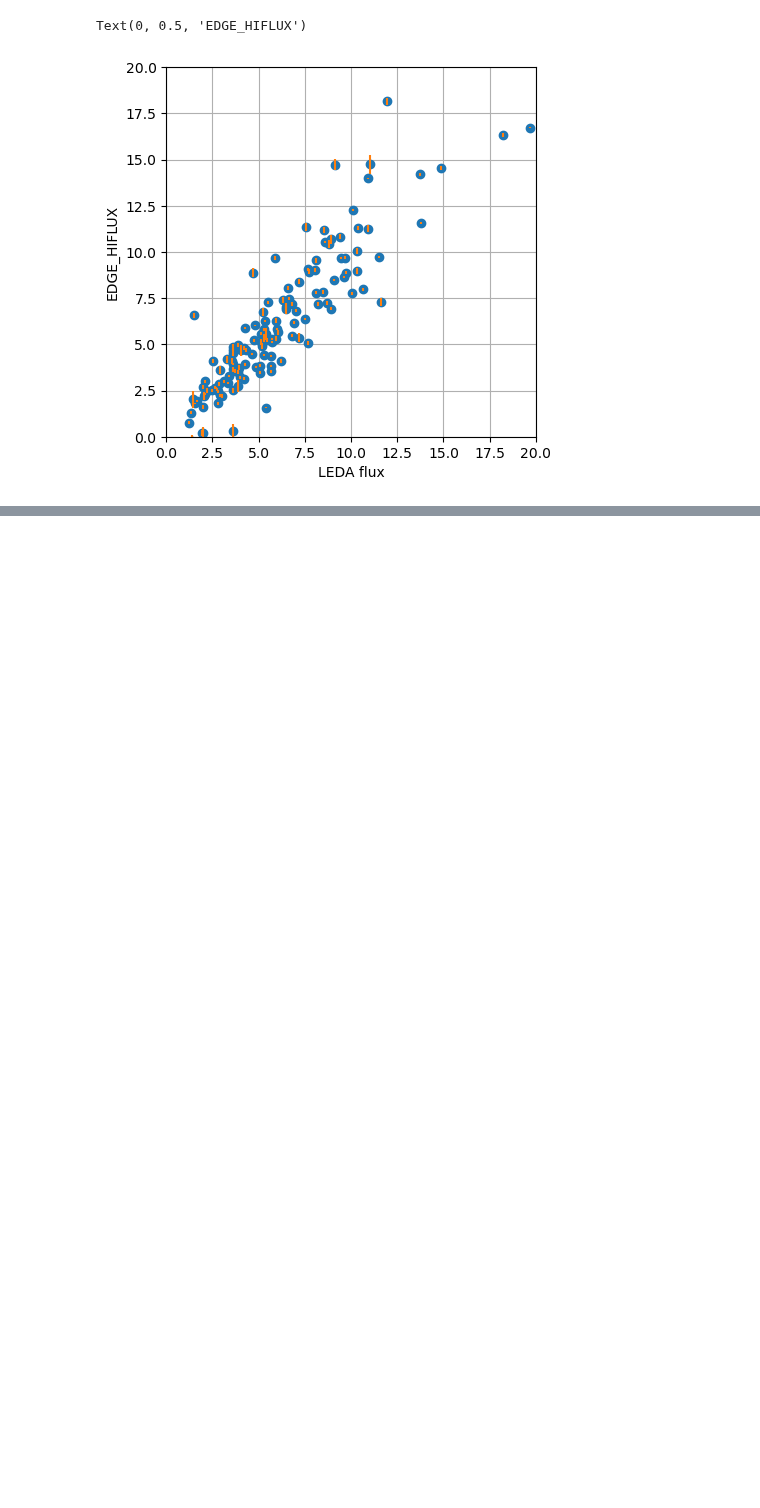
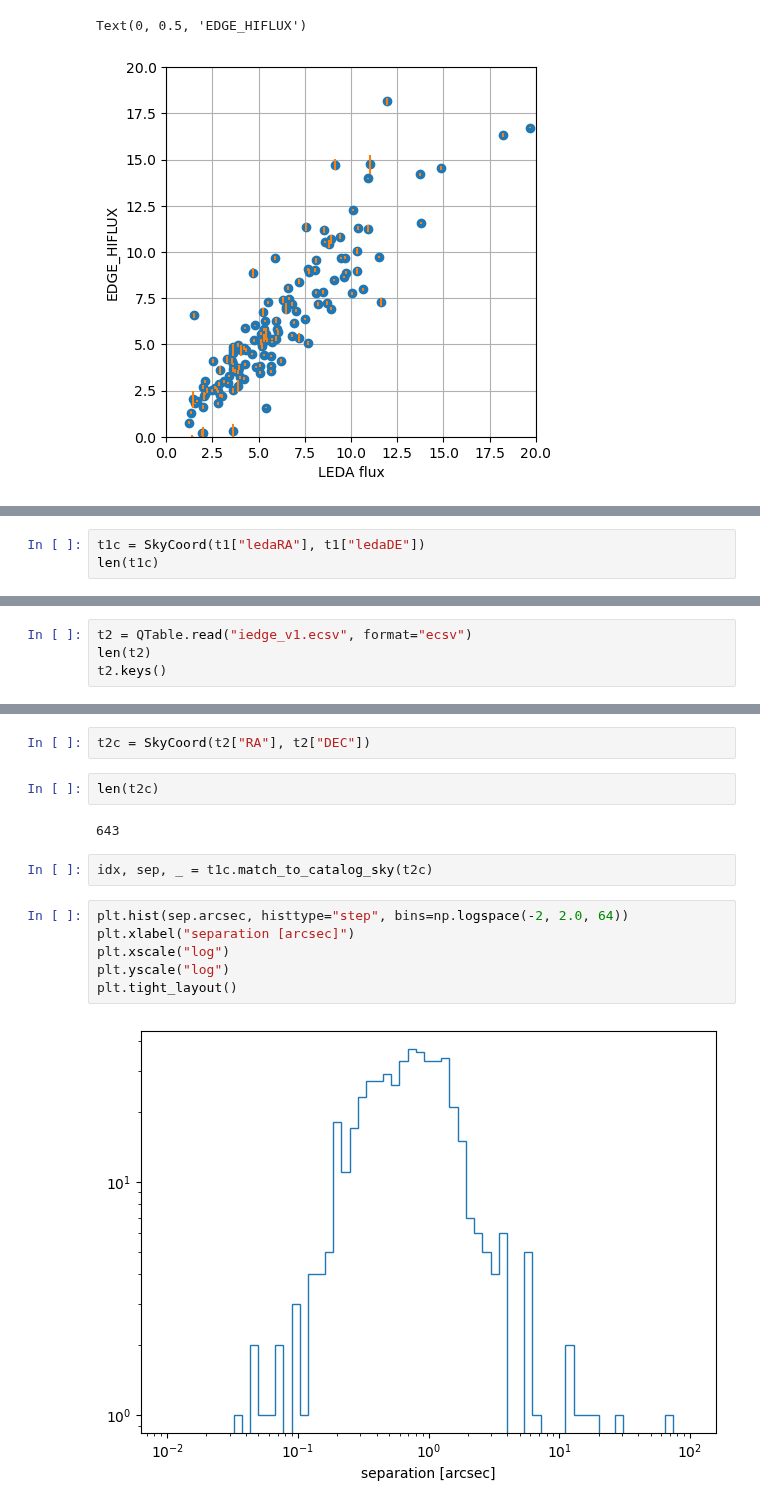
Before and after one commit to teuben/GBT-EDGE-HI, a Jupyter notebook: gals/hi_surveys.ipynb, the cells around one changed output, grey strips where cells are left out. Cells and saved outputs as stored; diff of their text form; blank space fills up the shorter version.

```diff
--- a/gals/hi_surveys.ipynb
+++ b/gals/hi_surveys.ipynb
@@ -208,0 +284,3 @@ Text(0, 0.5, 'EDGE_HIFLUX')
+# %%
+t1c = SkyCoord(t1["ledaRA"], t1["ledaDE"])
+len(t1c)
@@ -208,0 +293,4 @@ Text(0, 0.5, 'EDGE_HIFLUX')
+# %%
+t2 = QTable.read("iedge_v1.ecsv", format="ecsv")
+len(t2)
+t2.keys()
@@ -208,0 +315,16 @@ Text(0, 0.5, 'EDGE_HIFLUX')
+# %%
+t2c = SkyCoord(t2["RA"], t2["DEC"])
+# %%
+len(t2c)
+# %% [output]
+643
+# %%
+idx, sep, _ = t1c.match_to_catalog_sky(t2c)
+# %%
+plt.hist(sep.arcsec, histtype="step", bins=np.logspace(-2, 2.0, 64))
+plt.xlabel("separation [arcsec]")
+plt.xscale("log")
+plt.yscale("log")
+plt.tight_layout()
+# %% [output]
+[figure, added]
```
Also changed, not shown: parts of 33 cells of this notebook.
